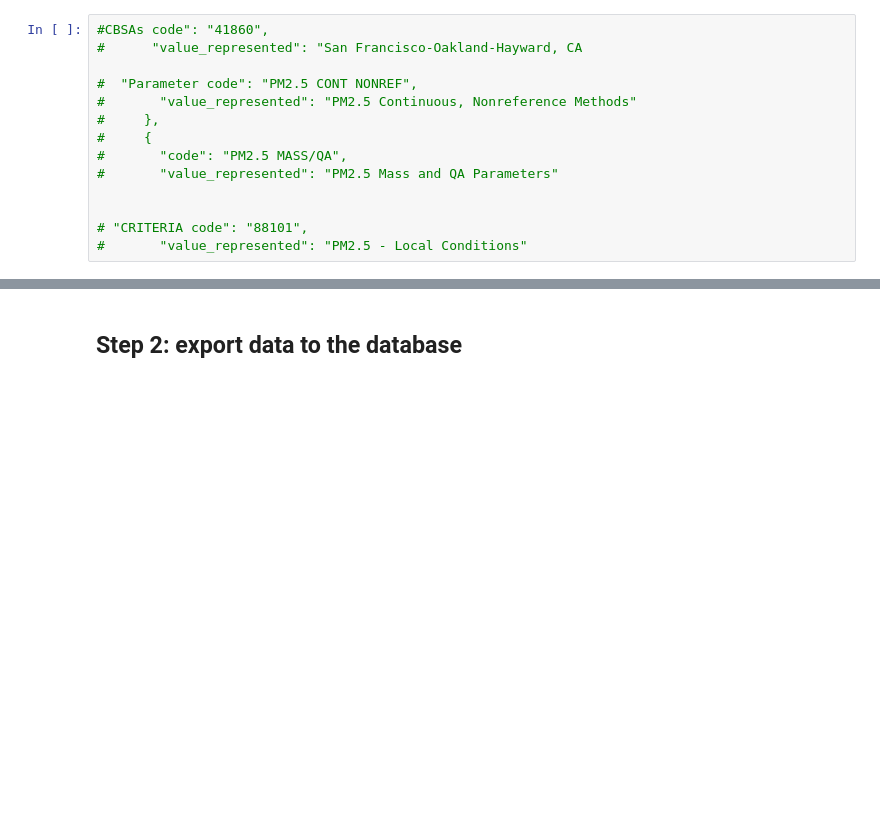
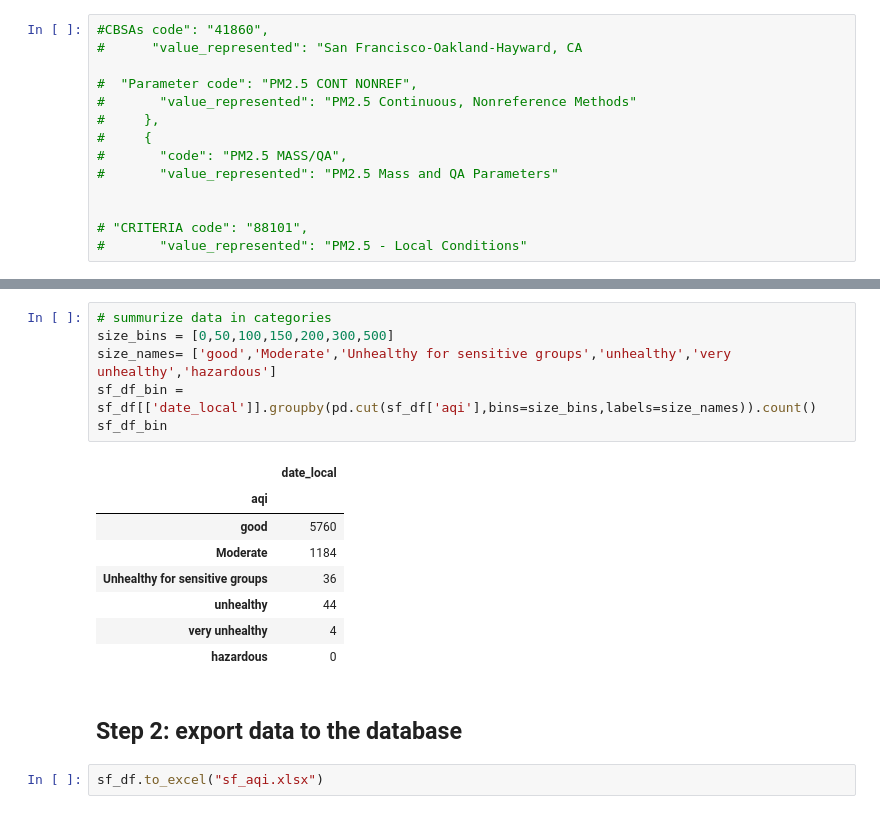
Before and after one commit to chengchenggan/AirQuanlityMonitor, a Jupyter notebook: Air_quantity.ipynb, the cells around one changed output, grey strips where cells are left out. Cells and saved outputs as stored; diff of their text form; blank space fills up the shorter version.

```diff
--- a/Air_quantity.ipynb
+++ b/Air_quantity.ipynb
@@ -102,2 +141,19 @@ sf_df
+# %%
+# summurize data in categories
+size_bins = [0,50,100,150,200,300,500]
+size_names= ['good','Moderate','Unhealthy for sensitive groups','unhealthy','very unhealthy','hazardous']
+sf_df_bin = sf_df[['date_local']].groupby(pd.cut(sf_df['aqi'],bins=size_bins,labels=size_names)).count()
+sf_df_bin
+# %% [output]
+|  | date_local |
+| aqi |  |
+| good | 5760 |
+| Moderate | 1184 |
+| Unhealthy for sensitive groups | 36 |
+| unhealthy | 44 |
+| very unhealthy | 4 |
+| hazardous | 0 |
 # %% [markdown]
 ## Step 2: export data to the database
+# %%
+sf_df.to_excel("sf_aqi.xlsx")
```
Also changed, not shown: parts of 3 cells of this notebook, 2 other files.
